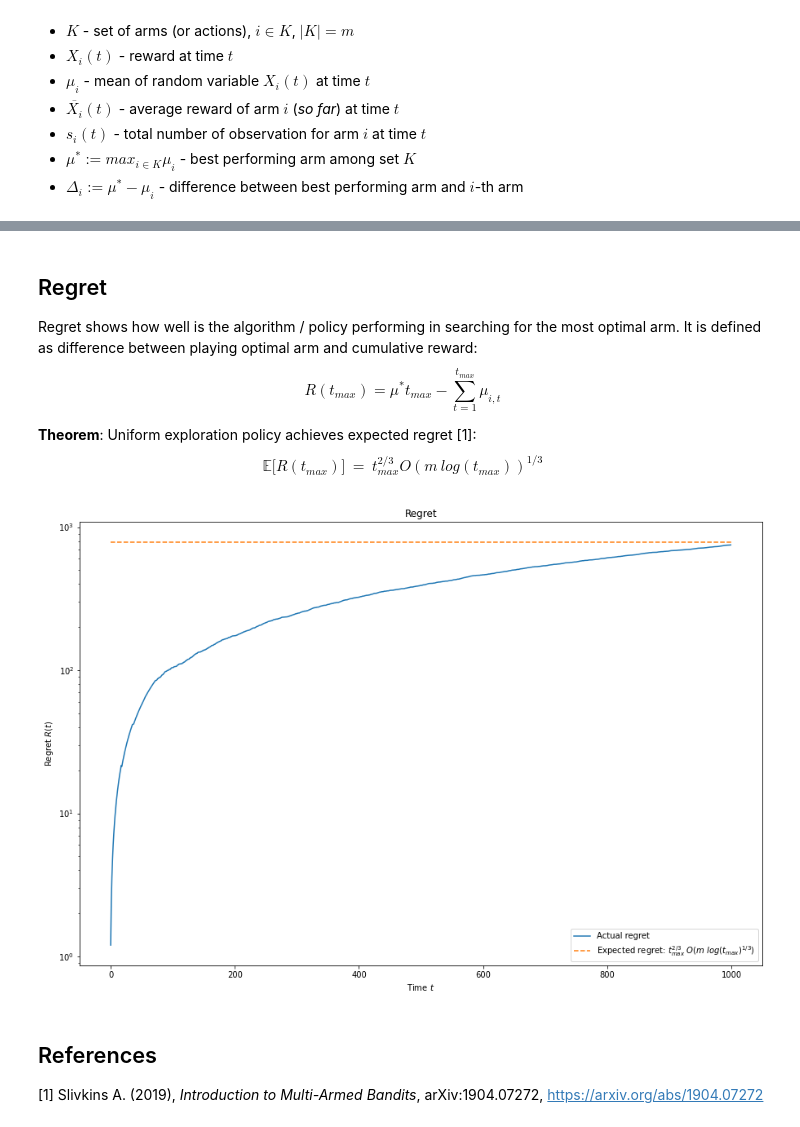
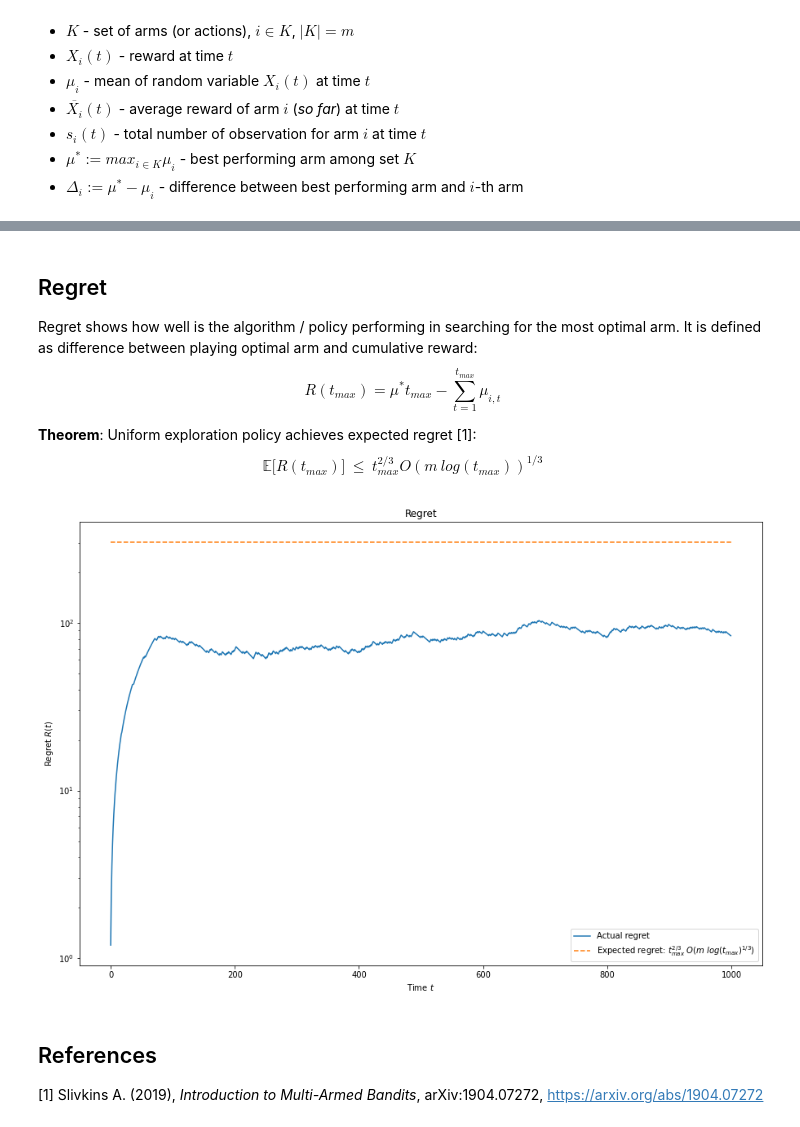
Before and after one commit to matejker/bandito, a Jupyter notebook: notebooks/Bernulli-arms-uniform-policy.ipynb, the cells around one changed output, grey strips where cells are left out. Saved outputs shown, nothing was run; the diff lists cells and outputs as text; code cells hidden in the pictures.

```diff
--- a/notebooks/Bernulli-arms-uniform-policy.ipynb
+++ b/notebooks/Bernulli-arms-uniform-policy.ipynb
@@ -69,28 +69,28 @@ Regret shows how well is the algorithm / policy performing in searching for the
 $$R(t_{max}) = \mu^* t_{max} - \sum_{t=1}^{t_{max}}\mu_{i,t}$$
 
 **Theorem**: Uniform exploration policy achieves expected regret [1]:
-$$\mathbb{E}\big[R(t_{max})\big]\ =\ t_{max}^{2/3}O(m\ log(t_{max}))^{1/3}$$
+$$\mathbb{E}\big[R(t_{max})\big]\ \leq \ t_{max}^{2/3}O(m\ log(t_{max}))^{1/3}$$
 # %%
 bandito_run = b()
 best_arm = 3
 regret = arms[best_arm].mu * t_max - sum(bandito_run['reward'])
 
 plt.figure(figsize=(15, 10))
 plt.yscale("log")
 plt.title(f"Regret")
 plt.xlabel(r"Time $t$")
 plt.ylabel(r"Regret $R(t)$")
 plt.plot(np.cumsum(arms[best_arm].mu - bandito_run['reward']), label=r"Actual regret")
 plt.plot(
     [0, 1000],
-    [2.6 * t_max ** (2 / 3) * (len(arms) * np.log(t_max)) ** (1 / 3)] * 2,
+    [t_max ** (2 / 3) * (len(arms) * np.log(t_max)) ** (1 / 3)] * 2,
     "--",
     label=r"Expected regret: $t_{max}^{2/3}\ O(m\ log(t_{max})^{1/3})$"
 )
 plt.legend()
 plt.show()
 # %% [output]
-[figure, old version]
+[figure, new version]
 # %% [markdown]
 ## References
 [1] Slivkins A. (2019), *Introduction to Multi-Armed Bandits*, arXiv:1904.07272, https://arxiv.org/abs/1904.07272
```
Also changed, not shown: parts of 1 cell of this notebook, 6 other files.
